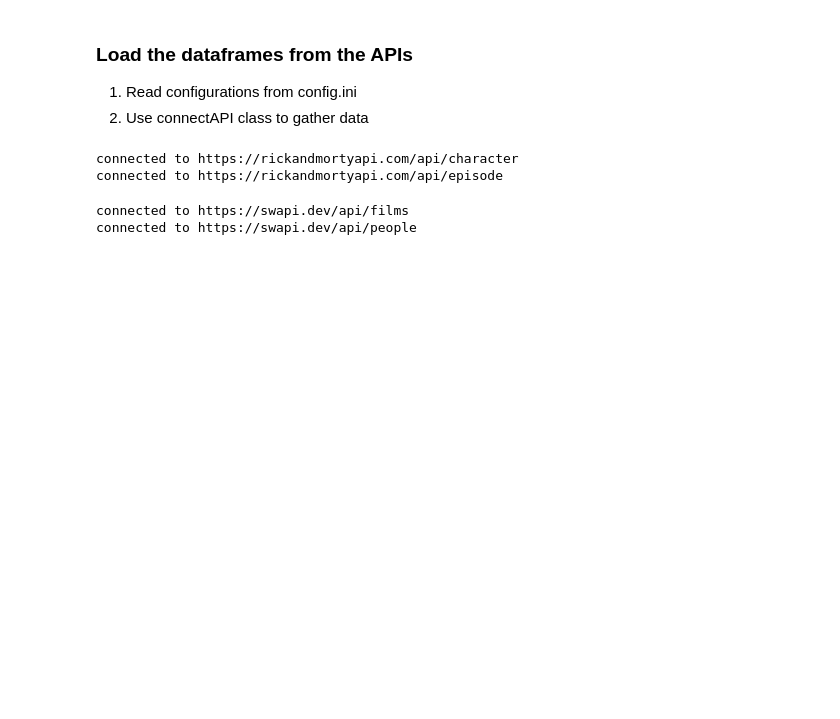
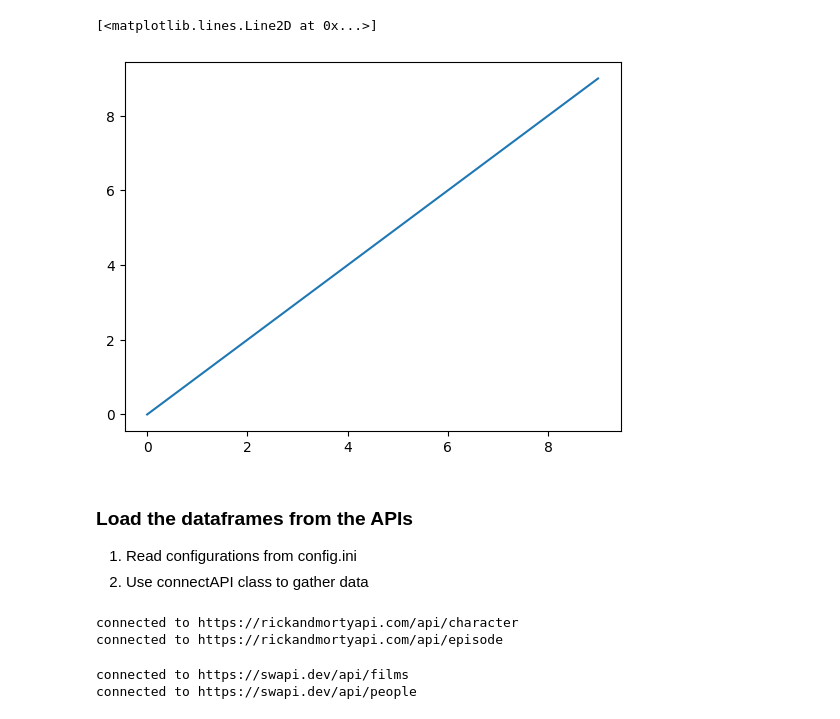
Before and after one commit to saevrenk/gender_imbalance, a Jupyter notebook: film_gender_imbalance.ipynb, the cells around one changed output. Saved outputs shown, nothing was run; the diff lists cells and outputs as text; code cells hidden in the pictures; blank space fills up the shorter version.

Commit message:
testing plots

```diff
--- a/film_gender_imbalance.ipynb
+++ b/film_gender_imbalance.ipynb
@@ -27,6 +8,12 @@ from plotly.subplots import make_subplots
 import plotly.graph_objects as go
 from api_funcs import connectAPI
 %matplotlib inline
+# %%
+import matplotlib.pyplot as plt
+plt.plot(range(0,10),range(0,10))
+# %% [output]
+[<matplotlib.lines.Line2D at 0x...>]
+[figure, added]
 # %% [markdown]
 ### Load the dataframes from the APIs
 1. Read configurations from config.ini
```
Also changed, not shown: parts of 1 cell of this notebook, 1 other file.
